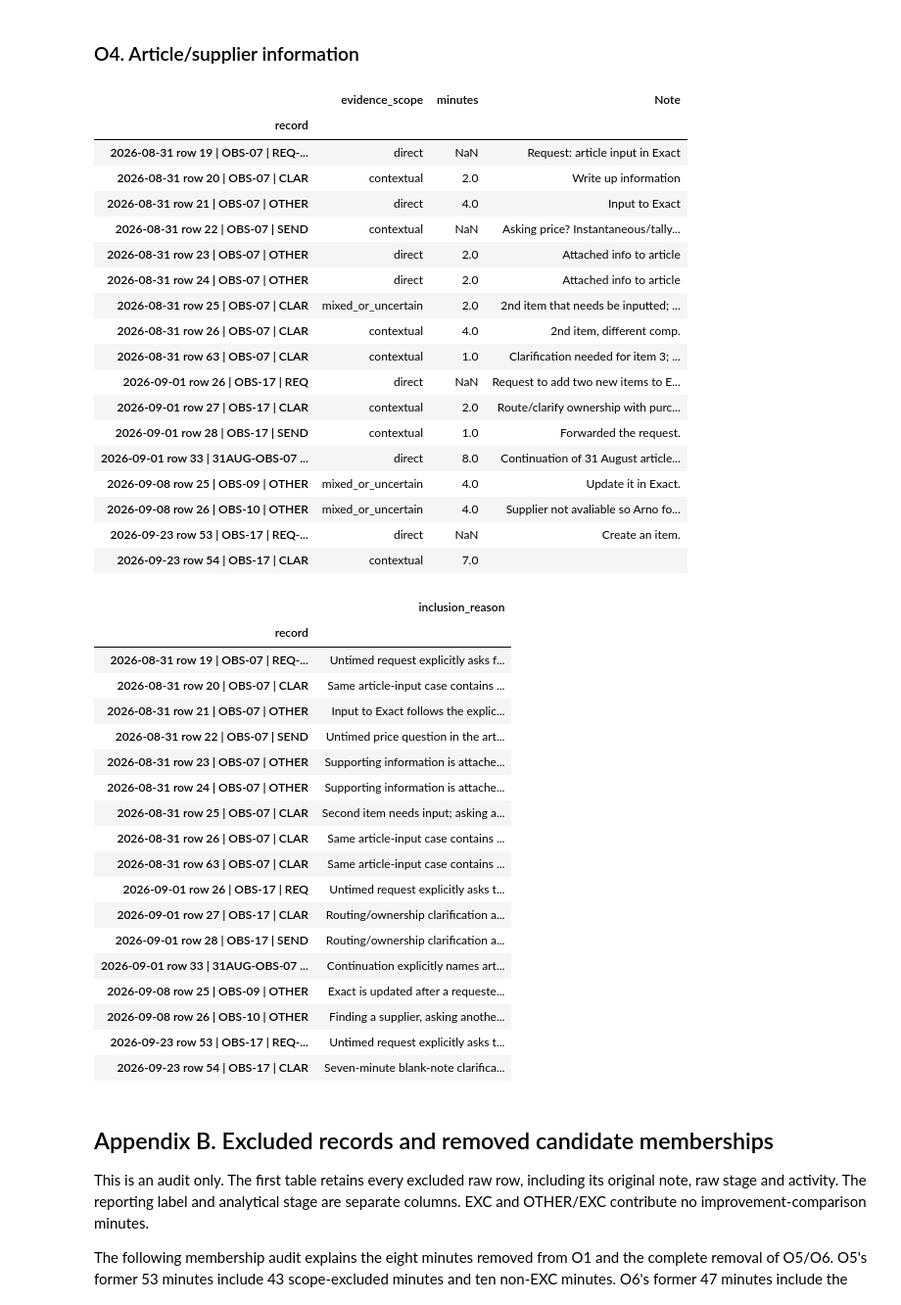
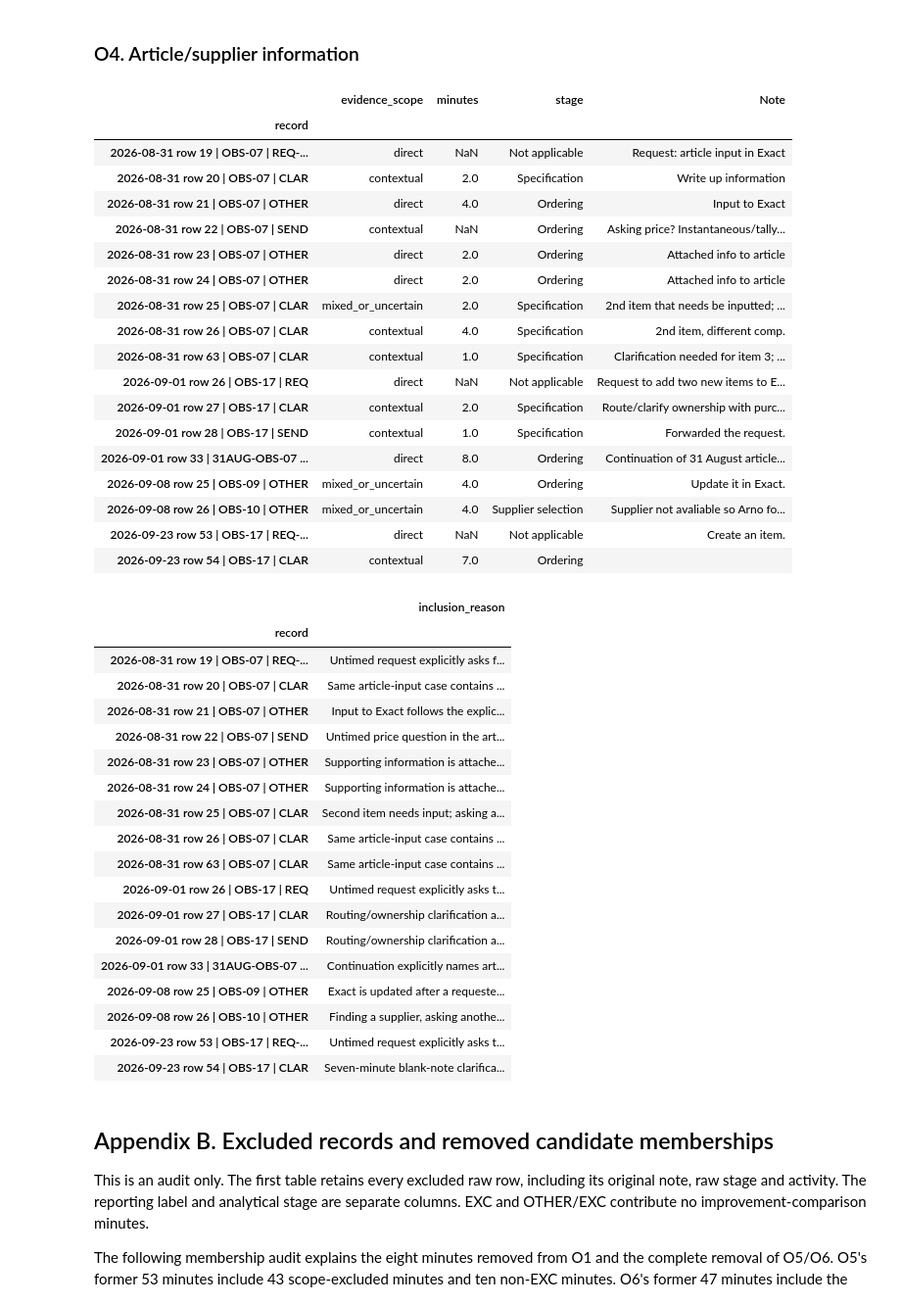
Before and after one commit to Luuuuuig/Bachelor-End-Project, a Jupyter notebook: Focal_Case_Selection_2026-10-07.ipynb, the cells around one changed output. Shown at 98% size. Saved outputs shown, nothing was run; the diff lists cells and outputs as text; code cells hidden in the pictures.

```diff
--- a/Focal_Case_Selection_2026-10-07.ipynb
+++ b/Focal_Case_Selection_2026-10-07.ipynb
@@ -1073,34 +1056,34 @@ display(reasons_view)
 # %%
 candidate_evidence = evidence.loc[evidence['opportunity'] == 'O4'].copy()
 candidate_evidence = candidate_evidence.sort_values(['date', 'source_row'])
 candidate_evidence['record'] = (
     candidate_evidence['date'] + ' row ' + candidate_evidence['source_row'].astype(str)
     + ' | ' + candidate_evidence['Case'] + ' | ' + candidate_evidence['Activity']
 )
-notes_view = candidate_evidence.set_index('record')[['evidence_scope', 'minutes', 'Note']]
+notes_view = candidate_evidence.set_index('record')[['evidence_scope', 'minutes', 'stage', 'Note']]
 display(notes_view)
 reasons_view = candidate_evidence.set_index('record')[['inclusion_reason']]
 display(reasons_view)
 # %% [output]
-|  | evidence_scope | minutes | Note |
-| record |  |  |  |
-| 2026-08-31 row 19 | OBS-07 | REQ-... | direct | NaN | Request: article input in Exact |
-| 2026-08-31 row 20 | OBS-07 | CLAR | contextual | 2.0 | Write up information |
-| 2026-08-31 row 21 | OBS-07 | OTHER | direct | 4.0 | Input to Exact |
-| 2026-08-31 row 22 | OBS-07 | SEND | contextual | NaN | Asking price? Instantaneous/tally... |
-| 2026-08-31 row 23 | OBS-07 | OTHER | direct | 2.0 | Attached info to article |
-| 2026-08-31 row 24 | OBS-07 | OTHER | direct | 2.0 | Attached info to article |
-| 2026-08-31 row 25 | OBS-07 | CLAR | mixed_or_uncertain | 2.0 | 2nd item that needs be inputted; ... |
-| 2026-08-31 row 26 | OBS-07 | CLAR | contextual | 4.0 | 2nd item, different comp. |
-| 2026-08-31 row 63 | OBS-07 | CLAR | contextual | 1.0 | Clarification needed for item 3; ... |
-| 2026-09-01 row 26 | OBS-17 | REQ | direct | NaN | Request to add two new items to E... |
-| 2026-09-01 row 27 | OBS-17 | CLAR | contextual | 2.0 | Route/clarify ownership with purc... |
-| 2026-09-01 row 28 | OBS-17 | SEND | contextual | 1.0 | Forwarded the request. |
-| 2026-09-01 row 33 | 31AUG-OBS-07 ... | direct | 8.0 | Continuation of 31 August article... |
-| 2026-09-08 row 25 | OBS-09 | OTHER | mixed_or_uncertain | 4.0 | Update it in Exact. |
-| 2026-09-08 row 26 | OBS-10 | OTHER | mixed_or_uncertain | 4.0 | Supplier not avaliable so Arno fo... |
-| 2026-09-23 row 53 | OBS-17 | REQ-... | direct | NaN | Create an item. |
-| 2026-09-23 row 54 | OBS-17 | CLAR | contextual | 7.0 |  |
+|  | evidence_scope | minutes | stage | Note |
+| record |  |  |  |  |
+| 2026-08-31 row 19 | OBS-07 | REQ-... | direct | NaN | Not applicable | Request: article input in Exact |
+| 2026-08-31 row 20 | OBS-07 | CLAR | contextual | 2.0 | Specification | Write up information |
+| 2026-08-31 row 21 | OBS-07 | OTHER | direct | 4.0 | Ordering | Input to Exact |
+| 2026-08-31 row 22 | OBS-07 | SEND | contextual | NaN | Ordering | Asking price? Instantaneous/tally... |
+| 2026-08-31 row 23 | OBS-07 | OTHER | direct | 2.0 | Ordering | Attached info to article |
+| 2026-08-31 row 24 | OBS-07 | OTHER | direct | 2.0 | Ordering | Attached info to article |
+| 2026-08-31 row 25 | OBS-07 | CLAR | mixed_or_uncertain | 2.0 | Specification | 2nd item that needs be inputted; ... |
+| 2026-08-31 row 26 | OBS-07 | CLAR | contextual | 4.0 | Specification | 2nd item, different comp. |
+| 2026-08-31 row 63 | OBS-07 | CLAR | contextual | 1.0 | Specification | Clarification needed for item 3; ... |
+| 2026-09-01 row 26 | OBS-17 | REQ | direct | NaN | Not applicable | Request to add two new items to E... |
+| 2026-09-01 row 27 | OBS-17 | CLAR | contextual | 2.0 | Specification | Route/clarify ownership with purc... |
+| 2026-09-01 row 28 | OBS-17 | SEND | contextual | 1.0 | Specification | Forwarded the request. |
+| 2026-09-01 row 33 | 31AUG-OBS-07 ... | direct | 8.0 | Ordering | Continuation of 31 August article... |
+| 2026-09-08 row 25 | OBS-09 | OTHER | mixed_or_uncertain | 4.0 | Ordering | Update it in Exact. |
+| 2026-09-08 row 26 | OBS-10 | OTHER | mixed_or_uncertain | 4.0 | Supplier selection | Supplier not avaliable so Arno fo... |
+| 2026-09-23 row 53 | OBS-17 | REQ-... | direct | NaN | Not applicable | Create an item. |
+| 2026-09-23 row 54 | OBS-17 | CLAR | contextual | 7.0 | Ordering |  |
 |  | inclusion_reason |
 | record |  |
 | 2026-08-31 row 19 | OBS-07 | REQ-... | Untimed request explicitly asks f... |
```
Also changed, not shown: parts of 30 cells of this notebook, 1 other file.
